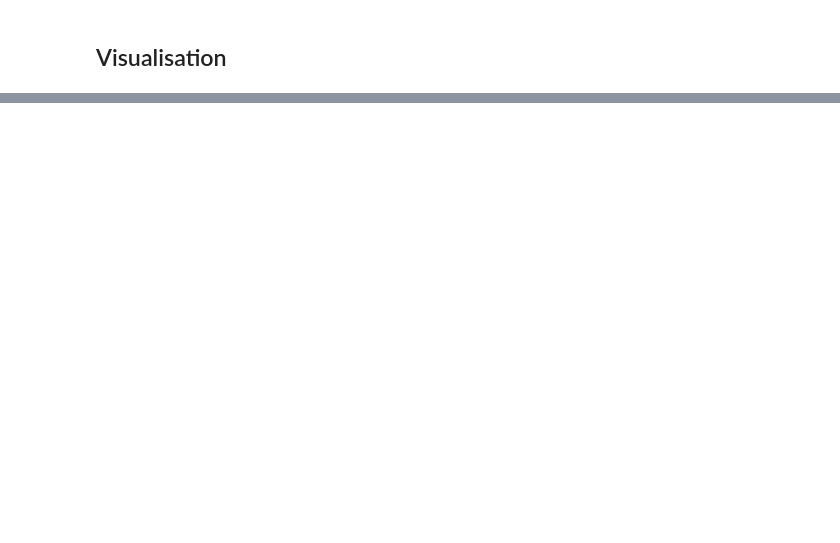
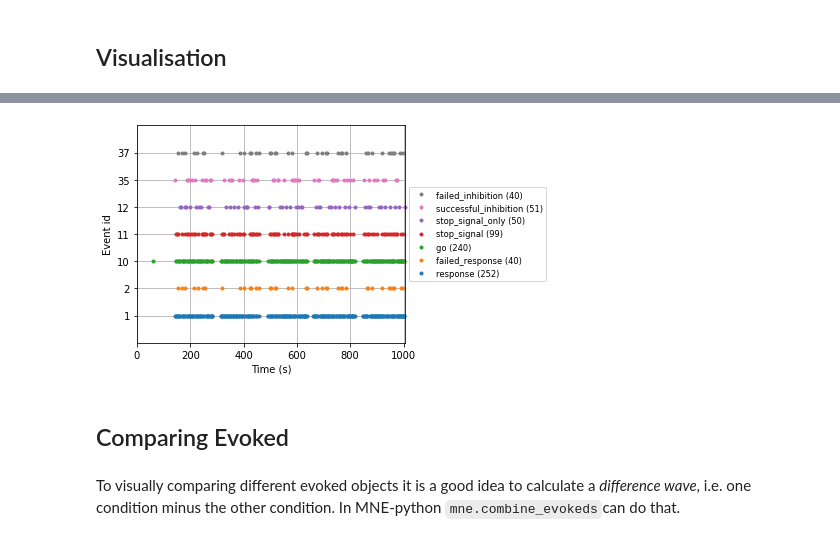
Before and after one commit to Louisenyholm/ACN_2021, a Jupyter notebook: data_scripts/portfolio.ipynb, the cells around one changed output, grey strips where cells are left out. Cells and saved outputs as stored; diff of their text form; code cells hidden in the pictures; blank space fills up the shorter version.

````diff
--- a/data_scripts/portfolio.ipynb
+++ b/data_scripts/portfolio.ipynb
@@ -244,0 +256,15 @@ IndentationError: unexpected indent (<ipython-input-70-6e1806624e65>, line 4)
+# %%
+#Trying to plot the events
+mne.viz.plot_events(events=events, sfreq=raw_filtered.info['sfreq'], first_samp=raw.first_samp, event_id=event_ids);
+#about same number of successful and failed inhibition
+# sample frequency is 1000 ('sfreq') = 1000 samples per second
+
+#machine learning, classification - over tid evt (vi har gjort det) - koden er godt integreret i mne
+# %% [output]
+[figure, added]
+# %% [markdown]
+## Comparing Evoked
+# %% [markdown]
+To visually comparing different evoked objects it is a good idea to calculate
+ a _difference  wave_, i.e. one condition minus the other condition. In
+ MNE-python ```mne.combine_evokeds```can do that.
````
Also changed, not shown: parts of 29 cells of this notebook, 1 other file.
